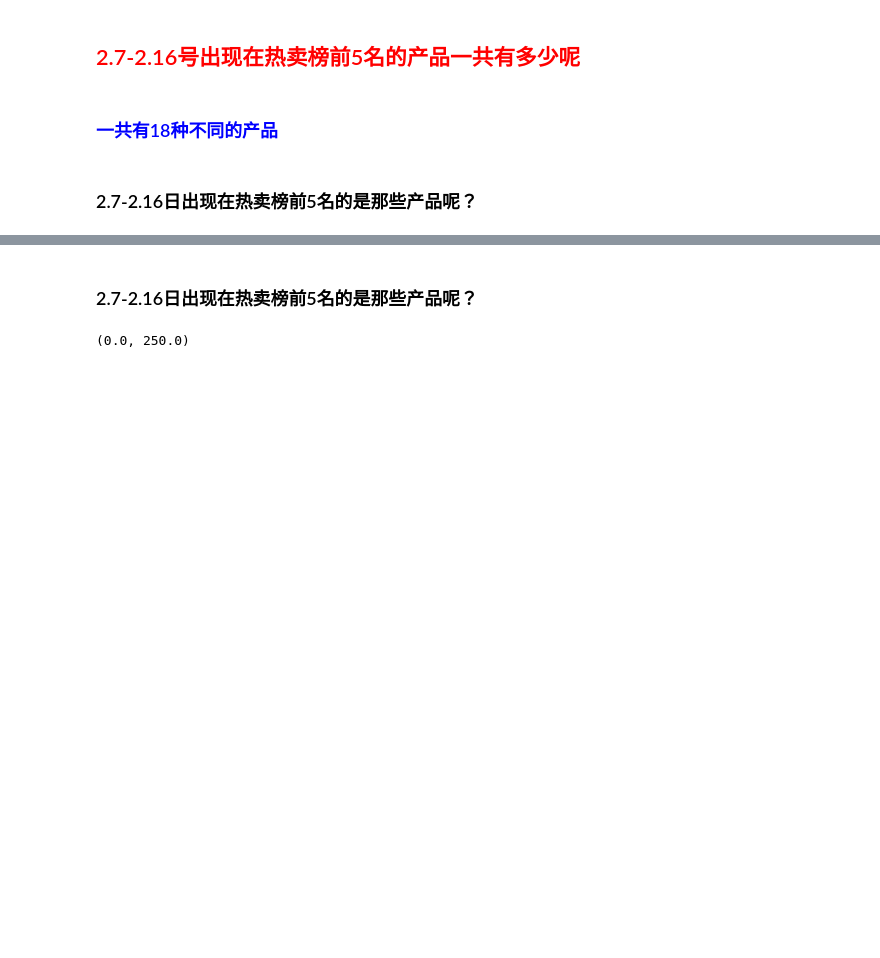
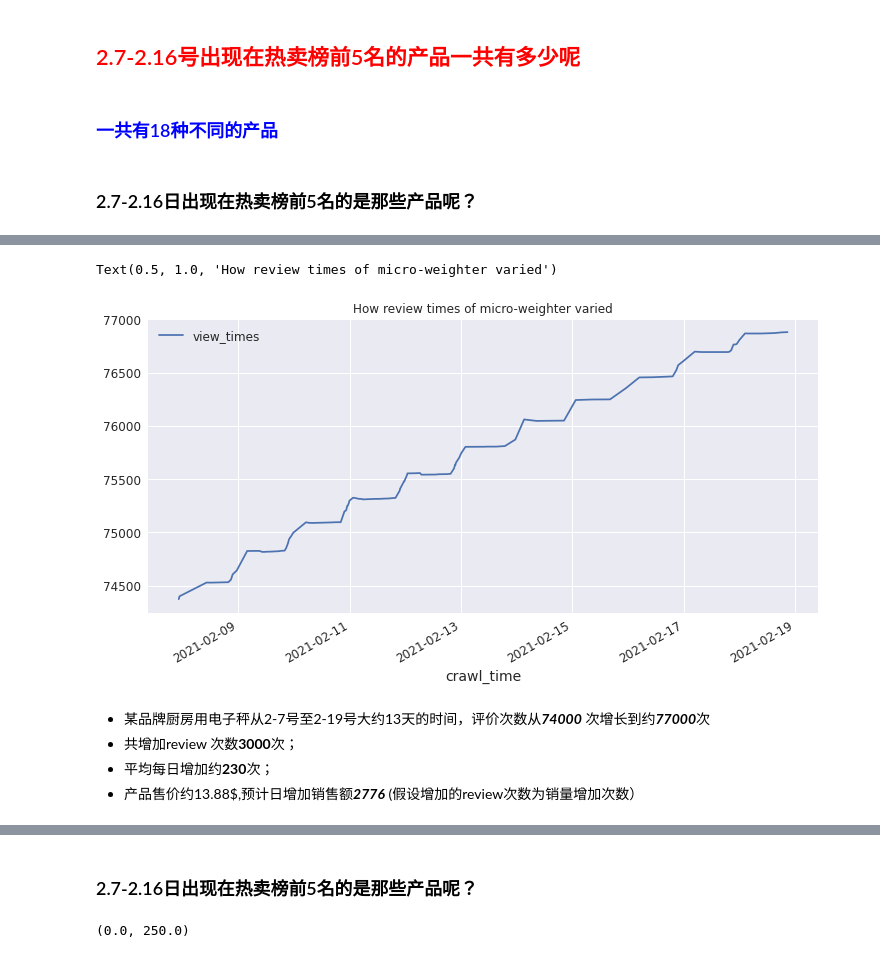
Before and after one commit to RayFromUiS/amzon_pop, a Jupyter notebook: amzon_app/data_injest/load_data.ipynb, the cells around one changed output, grey strips where cells are left out. Drawn from its saved outputs; the diff is of its cells as text; code cells hidden in the pictures; blank space fills up the shorter version.

```diff
--- a/amzon_app/data_injest/load_data.ipynb
+++ b/amzon_app/data_injest/load_data.ipynb
@@ -261,0 +250,3 @@ img_price
+# %%
+## get view times for the specific products
+df_weighter = df_cate_five[df_cate_five['preview_img_link']==list(url_img.values())[10]]
@@ -261,0 +263,6 @@ img_price
+# %%
+df_weighter = df_weighter[['crawl_time','view_times']].sort_values(by='crawl_time',ascending=True)
+# %%
+df_weighter['increasing_times'] = df_weighter['view_times'] -df_weighter['view_times'].values.min()
+# %%
+df_weighter['duration_time'] = df_weighter['crawl_time'] - df_weighter['crawl_time'].values.min()
@@ -261,0 +285,13 @@ img_price
+# %%
+fig = plt.figure(figsize=(12,6))
+ax = fig.add_subplot(1, 1, 1)
+df_weighter[['crawl_time','view_times']].plot(x='crawl_time',ax=ax)
+ax.set_title('How review times of micro-weighter varied')
+# %% [output]
+Text(0.5, 1.0, 'How review times of micro-weighter varied')
+[figure, added]
+# %% [markdown]
+- 某品牌厨房用电子秤从2-7号至2-19号大约13天的时间，评价次数从***74000*** 次增长到约***77000***次
+- 共增加review 次数<b>3000</b>次；
+- 平均每日增加约<b style='font-color:red'>230</b>次；
+- 产品售价约13.88$,预计日增加销售额***2776*** (假设增加的review次数为销量增加次数）
```
Also changed, not shown: parts of 24 cells of this notebook, 9 other files.
